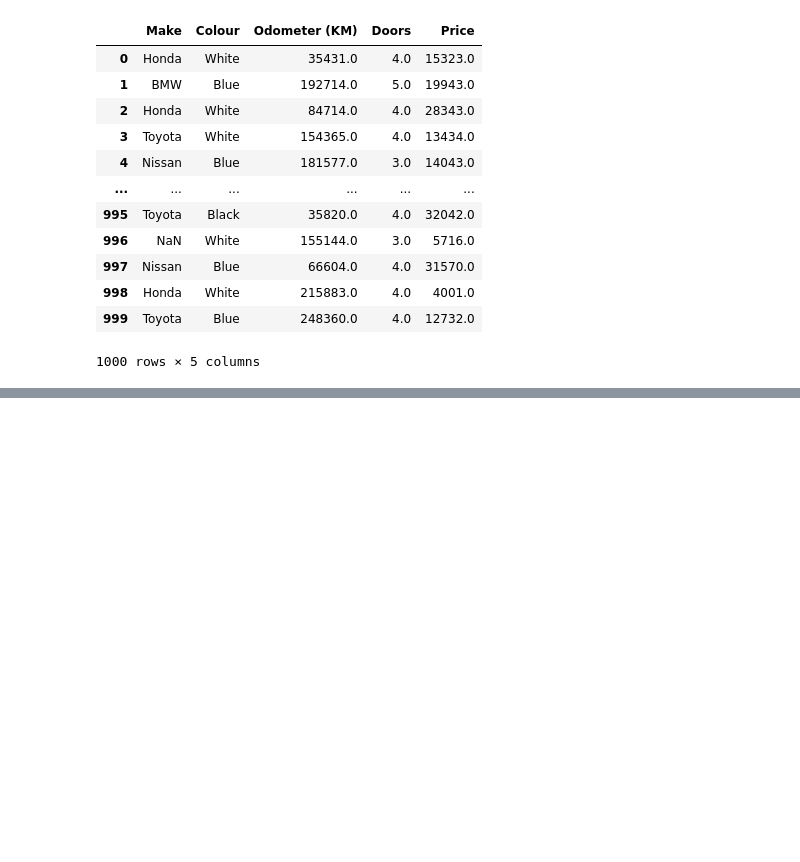
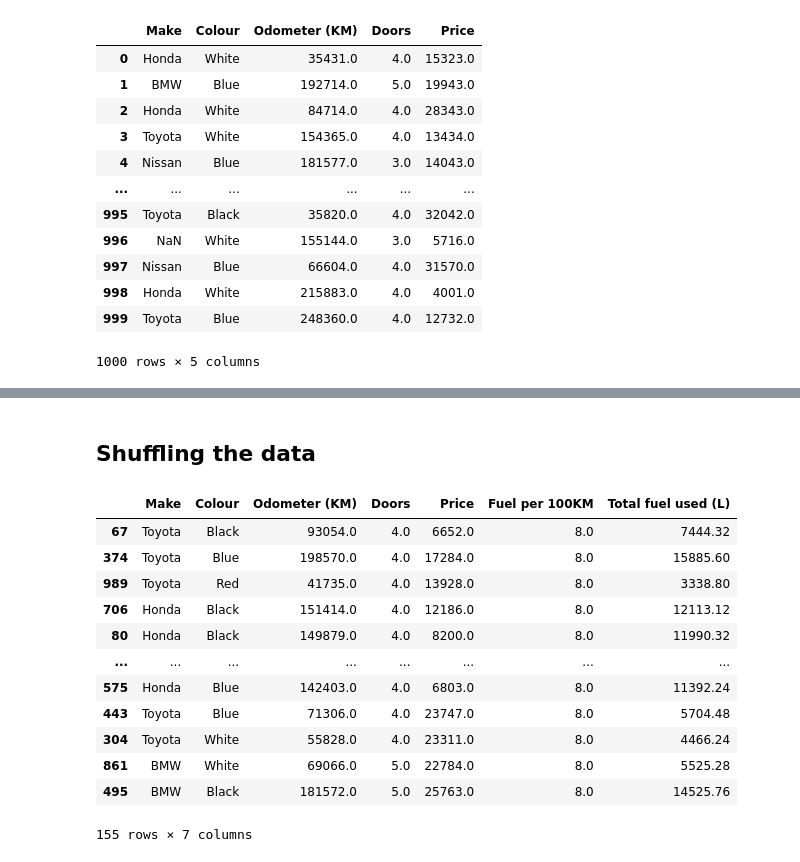
Before and after one commit to mageshyt/Machine-Learning-2023, a Jupyter notebook: panda/pands.ipynb, the cells around one changed output, grey strips where cells are left out. Cells and saved outputs as stored; diff of their text form; code cells hidden in the pictures; blank space fills up the shorter version.

```diff
--- a/panda/pands.ipynb
+++ b/panda/pands.ipynb
@@ -275,0 +373,20 @@ KeyError: 'Odometer'
+# %% [markdown]
+## Shuffling the data
+# %%
+cars_shuffled_data=cars_sales.sample(frac=0.2)
+
+cars_shuffled_data
+# %% [output]
+|  | Make | Colour | Odometer (KM) | Doors | Price | Fuel per 100KM | Total fuel used (L) |
+| 67 | Toyota | Black | 93054.0 | 4.0 | 6652.0 | 8.0 | 7444.32 |
+| 374 | Toyota | Blue | 198570.0 | 4.0 | 17284.0 | 8.0 | 15885.60 |
+| 989 | Toyota | Red | 41735.0 | 4.0 | 13928.0 | 8.0 | 3338.80 |
+| 706 | Honda | Black | 151414.0 | 4.0 | 12186.0 | 8.0 | 12113.12 |
+| 80 | Honda | Black | 149879.0 | 4.0 | 8200.0 | 8.0 | 11990.32 |
+| ... | ... | ... | ... | ... | ... | ... | ... |
+| 575 | Honda | Blue | 142403.0 | 4.0 | 6803.0 | 8.0 | 11392.24 |
+| 443 | Toyota | Blue | 71306.0 | 4.0 | 23747.0 | 8.0 | 5704.48 |
+| 304 | Toyota | White | 55828.0 | 4.0 | 23311.0 | 8.0 | 4466.24 |
+| 861 | BMW | White | 69066.0 | 5.0 | 22784.0 | 8.0 | 5525.28 |
+| 495 | BMW | Black | 181572.0 | 5.0 | 25763.0 | 8.0 | 14525.76 |
+155 rows × 7 columns
```
Also changed, not shown: parts of 14 cells of this notebook, 6 other files.
